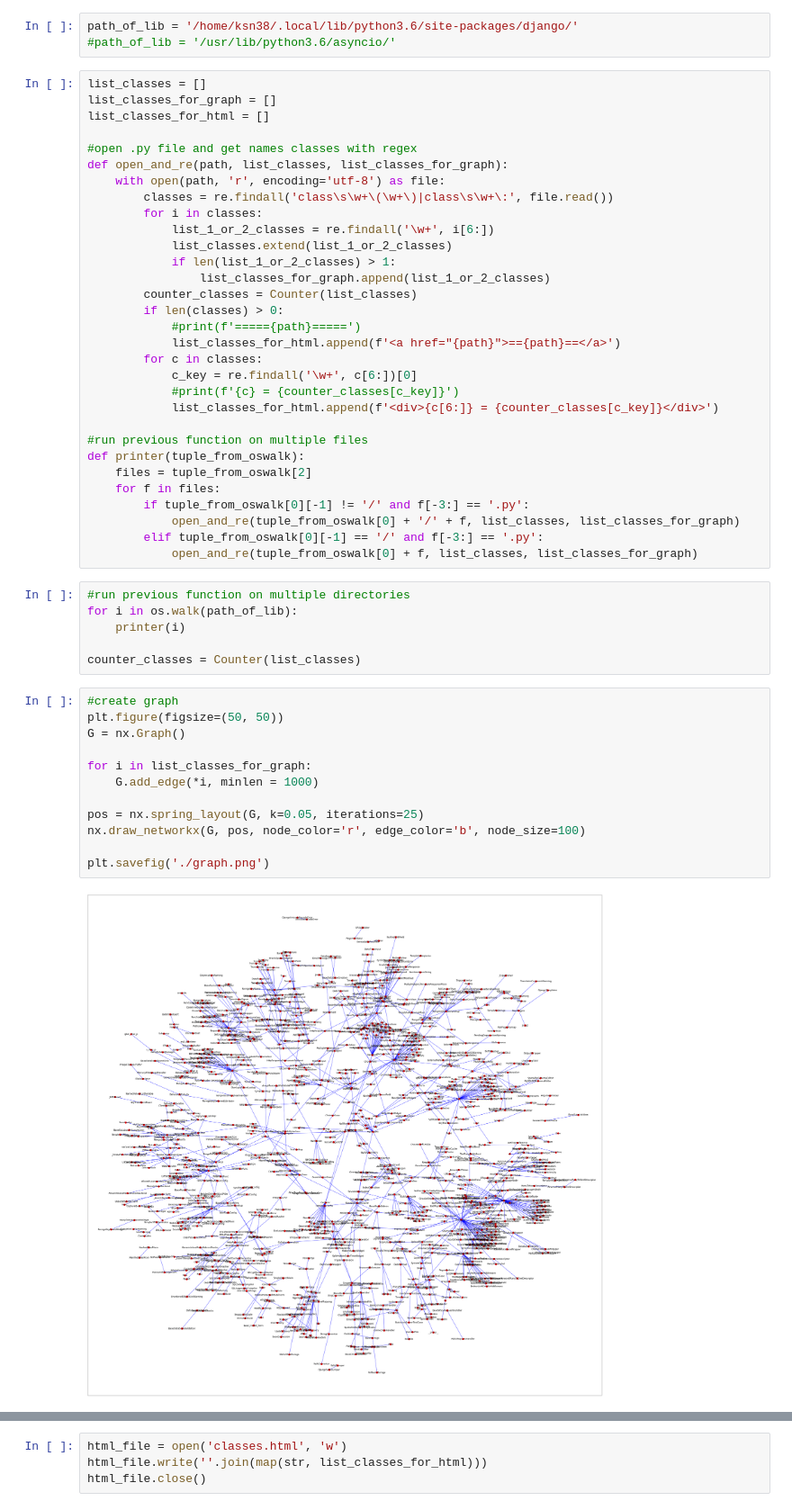
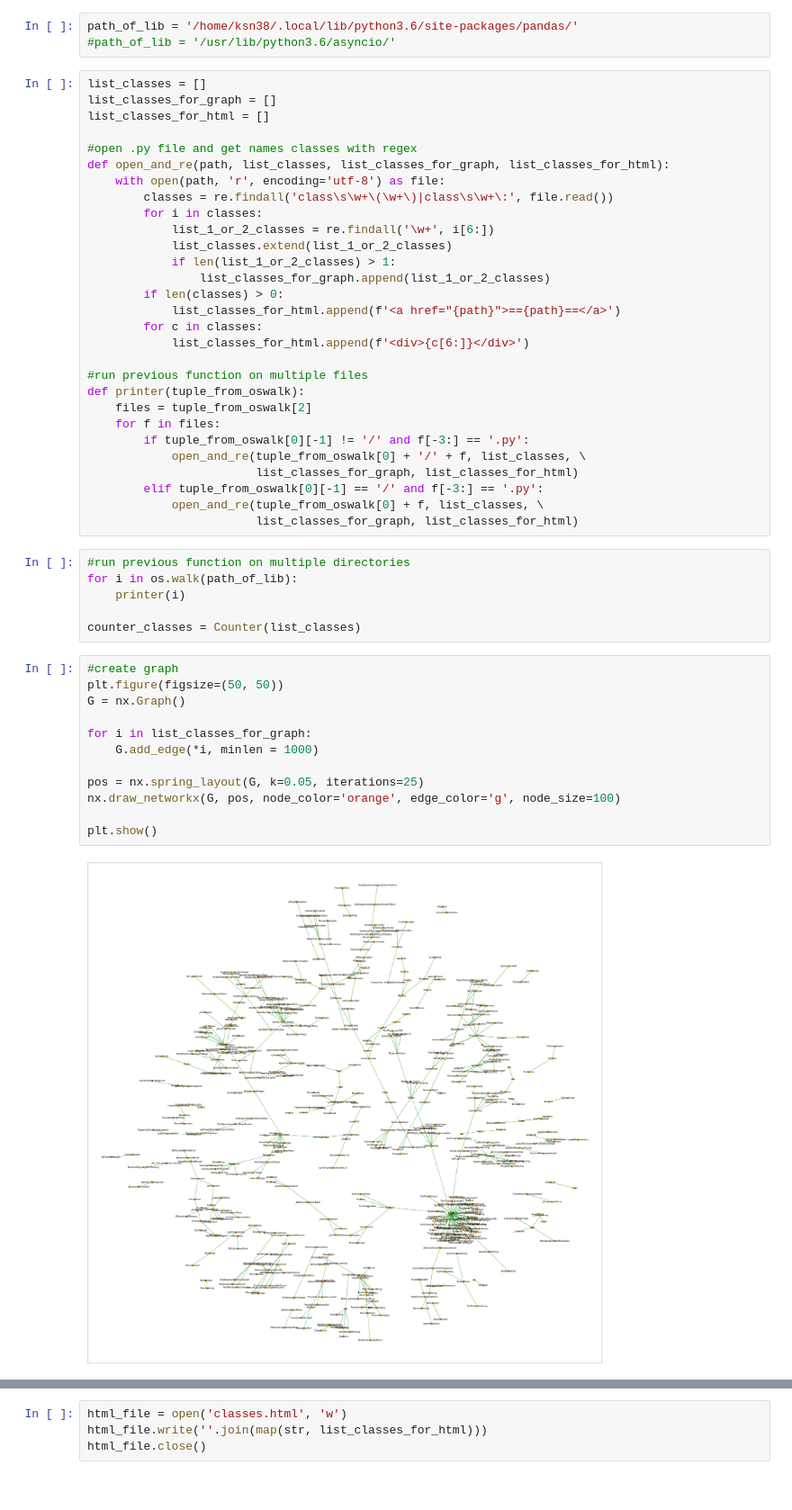
Before and after one commit to ksn38/graph_for_classes, a Jupyter notebook: graph_for_classes.ipynb, the cells around one changed output, grey strips where cells are left out. Shown at 90% size. Drawn from its saved outputs; the diff is of its cells as text.

```diff
--- a/graph_for_classes.ipynb
+++ b/graph_for_classes.ipynb
@@ -7,5 +8,5 @@ import networkx as nx
 # %%
-path_of_lib = '/home/ksn38/.local/lib/python3.6/site-packages/django/'
+path_of_lib = '/home/ksn38/.local/lib/python3.6/site-packages/pandas/'
 #path_of_lib = '/usr/lib/python3.6/asyncio/'
 # %%
 list_classes = []
@@ -13,7 +14,7 @@ list_classes_for_graph = []
 list_classes_for_html = []
 
 #open .py file and get names classes with regex
-def open_and_re(path, list_classes, list_classes_for_graph):
+def open_and_re(path, list_classes, list_classes_for_graph, list_classes_for_html):
     with open(path, 'r', encoding='utf-8') as file:
         classes = re.findall('class\s\w+\(\w+\)|class\s\w+\:', file.read())
         for i in classes:
@@ -21,23 +22,21 @@ def open_and_re(path, list_classes, list_classes_for_graph):
             list_classes.extend(list_1_or_2_classes)
             if len(list_1_or_2_classes) > 1:
                 list_classes_for_graph.append(list_1_or_2_classes)
-        counter_classes = Counter(list_classes)
         if len(classes) > 0:
-            #print(f'====={path}=====')
             list_classes_for_html.append(f'<a href="{path}">=={path}==</a>')
         for c in classes:
-            c_key = re.findall('\w+', c[6:])[0]
-            #print(f'{c} = {counter_classes[c_key]}')
-            list_classes_for_html.append(f'<div>{c[6:]} = {counter_classes[c_key]}</div>')
+            list_classes_for_html.append(f'<div>{c[6:]}</div>')
 
 #run previous function on multiple files
 def printer(tuple_from_oswalk):
     files = tuple_from_oswalk[2]
     for f in files:
         if tuple_from_oswalk[0][-1] != '/' and f[-3:] == '.py':
-            open_and_re(tuple_from_oswalk[0] + '/' + f, list_classes, list_classes_for_graph)
+            open_and_re(tuple_from_oswalk[0] + '/' + f, list_classes, \
+                        list_classes_for_graph, list_classes_for_html)
         elif tuple_from_oswalk[0][-1] == '/' and f[-3:] == '.py':
-            open_and_re(tuple_from_oswalk[0] + f, list_classes, list_classes_for_graph)
+            open_and_re(tuple_from_oswalk[0] + f, list_classes, \
+                        list_classes_for_graph, list_classes_for_html)
 # %%
 #run previous function on multiple directories
 for i in os.walk(path_of_lib):
@@ -47,15 +46,15 @@ counter_classes = Counter(list_classes)
 # %%
 #create graph
 plt.figure(figsize=(50, 50))
 G = nx.Graph()
 
 for i in list_classes_for_graph:
     G.add_edge(*i, minlen = 1000)
 
 pos = nx.spring_layout(G, k=0.05, iterations=25)
-nx.draw_networkx(G, pos, node_color='r', edge_color='b', node_size=100)
+nx.draw_networkx(G, pos, node_color='orange', edge_color='g', node_size=100)
 
-plt.savefig('./graph.png')
+plt.show()
 # %% [output]
-[figure, old version]
+[figure, new version]
 # %%
```
Also changed, not shown: parts of 5 cells of this notebook, 7 other files.
